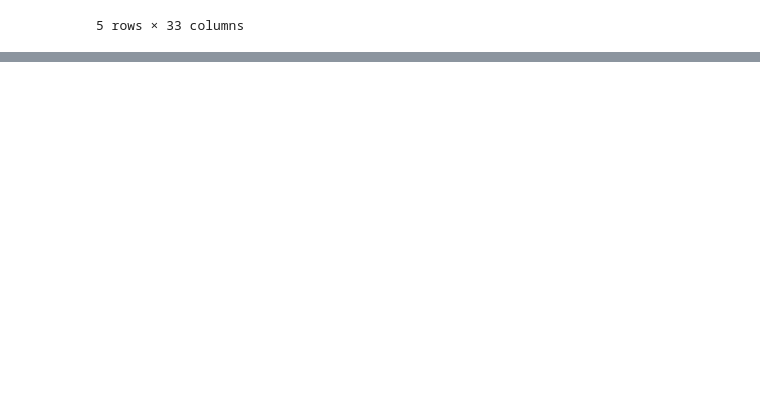
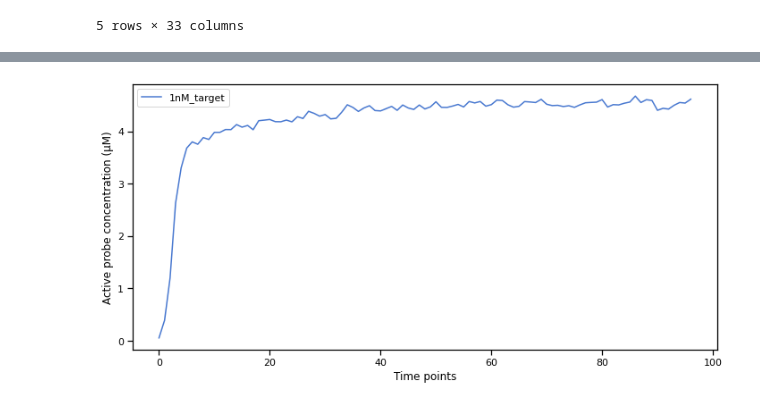
Before and after one commit to NessLfy/iGEM, a Jupyter notebook: scripts/SHERLOCK_target_concentration.ipynb, the cells around one changed output, grey strips where cells are left out. Drawn from its saved outputs; the diff is of its cells as text; code cells hidden in the pictures; blank space fills up the shorter version.

```diff
--- a/scripts/SHERLOCK_target_concentration.ipynb
+++ b/scripts/SHERLOCK_target_concentration.ipynb
@@ -247,0 +248,10 @@ plt.show()
+# %%
+correct[correct.columns[1]].plot()
+plt.legend()
+plt.xlabel("Time points")
+plt.ylabel('Active probe concentration (µM)')
+plt.tight_layout()
+plt.savefig('../images/SHERLOCK/FITC_conversion_meeting.png',dpi=300)
+plt.show()
+# %% [output]
+[figure, added]
```
Also changed, not shown: parts of 4 cells of this notebook, 12 other files.
